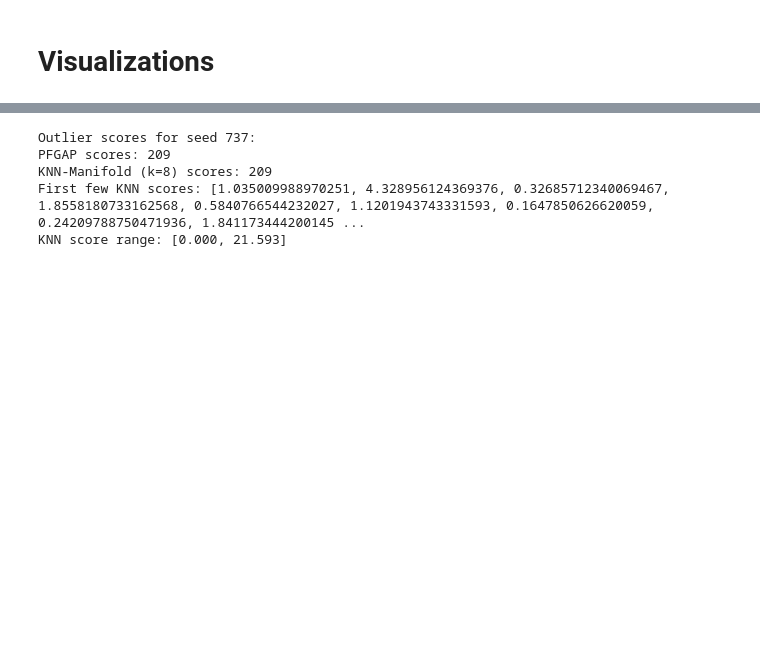
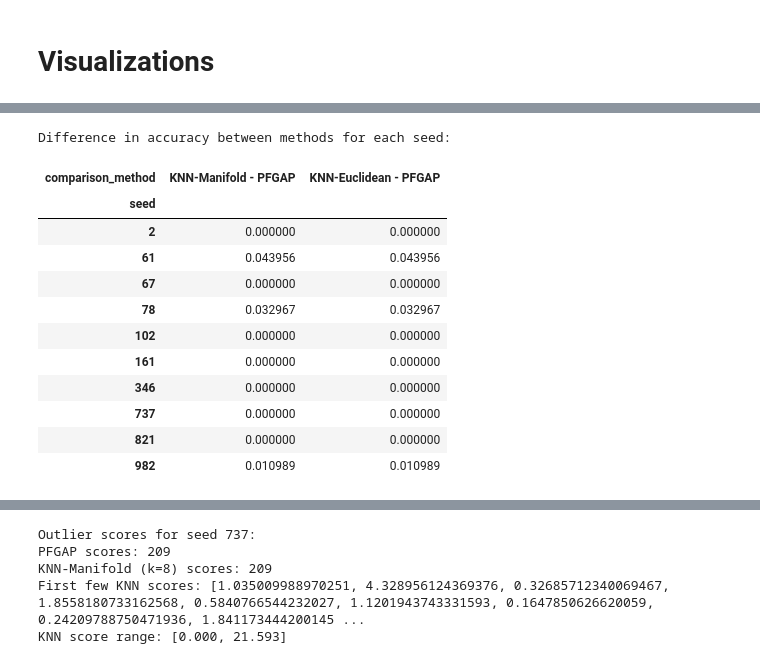
Before and after one commit to KevinMoonLab/PF-GAP, a Jupyter notebook: PFGAP/Manifold/Experiment4/analyze_results.ipynb, the cells around one changed output, grey strips where cells are left out. Drawn from its saved outputs; the diff is of its cells as text; code cells hidden in the pictures; blank space fills up the shorter version.

```diff
--- a/PFGAP/Manifold/Experiment4/analyze_results.ipynb
+++ b/PFGAP/Manifold/Experiment4/analyze_results.ipynb
@@ -170,3 +170,30 @@ plot_all_metrics(comparison_df)
+# %%
+# Calculate the difference in accuracy between methods for each seed
+pivot = comparison_df.pivot(index='seed', columns='comparison_method', values='accuracy')
+
+# Only keep seeds where all methods are present
+pivot = pivot.dropna()
+
+# Compute differences
+pivot['KNN-Manifold - PFGAP'] = pivot['KNN-Manifold'] - pivot['PFGAP']
+pivot['KNN-Euclidean - PFGAP'] = pivot['KNN-Euclidean'] - pivot['PFGAP']
+
+print("Difference in accuracy between methods for each seed:")
+display(pivot[['KNN-Manifold - PFGAP', 'KNN-Euclidean - PFGAP']])
+# %% [output]
+Difference in accuracy between methods for each seed:
+| comparison_method | KNN-Manifold - PFGAP | KNN-Euclidean - PFGAP |
+| seed |  |  |
+| 2 | 0.000000 | 0.000000 |
+| 61 | 0.043956 | 0.043956 |
+| 67 | 0.000000 | 0.000000 |
+| 78 | 0.032967 | 0.032967 |
+| 102 | 0.000000 | 0.000000 |
+| 161 | 0.000000 | 0.000000 |
+| 346 | 0.000000 | 0.000000 |
+| 737 | 0.000000 | 0.000000 |
+| 821 | 0.000000 | 0.000000 |
+| 982 | 0.010989 | 0.010989 |
 # %%
 def plot_average_confusion_matrices(comparison_df):
     """
```
Also changed, not shown: parts of 5 cells of this notebook, 5 other files.
